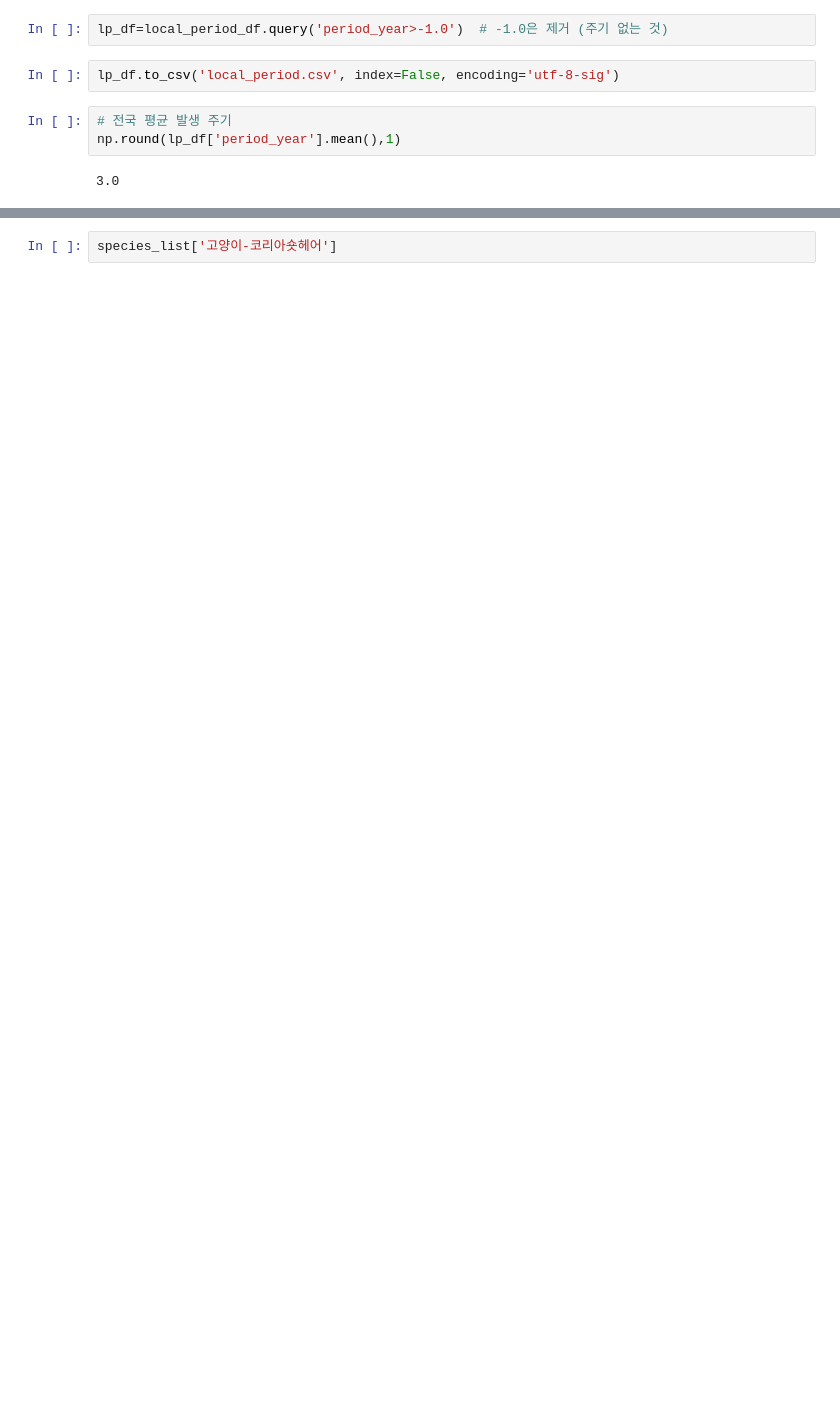
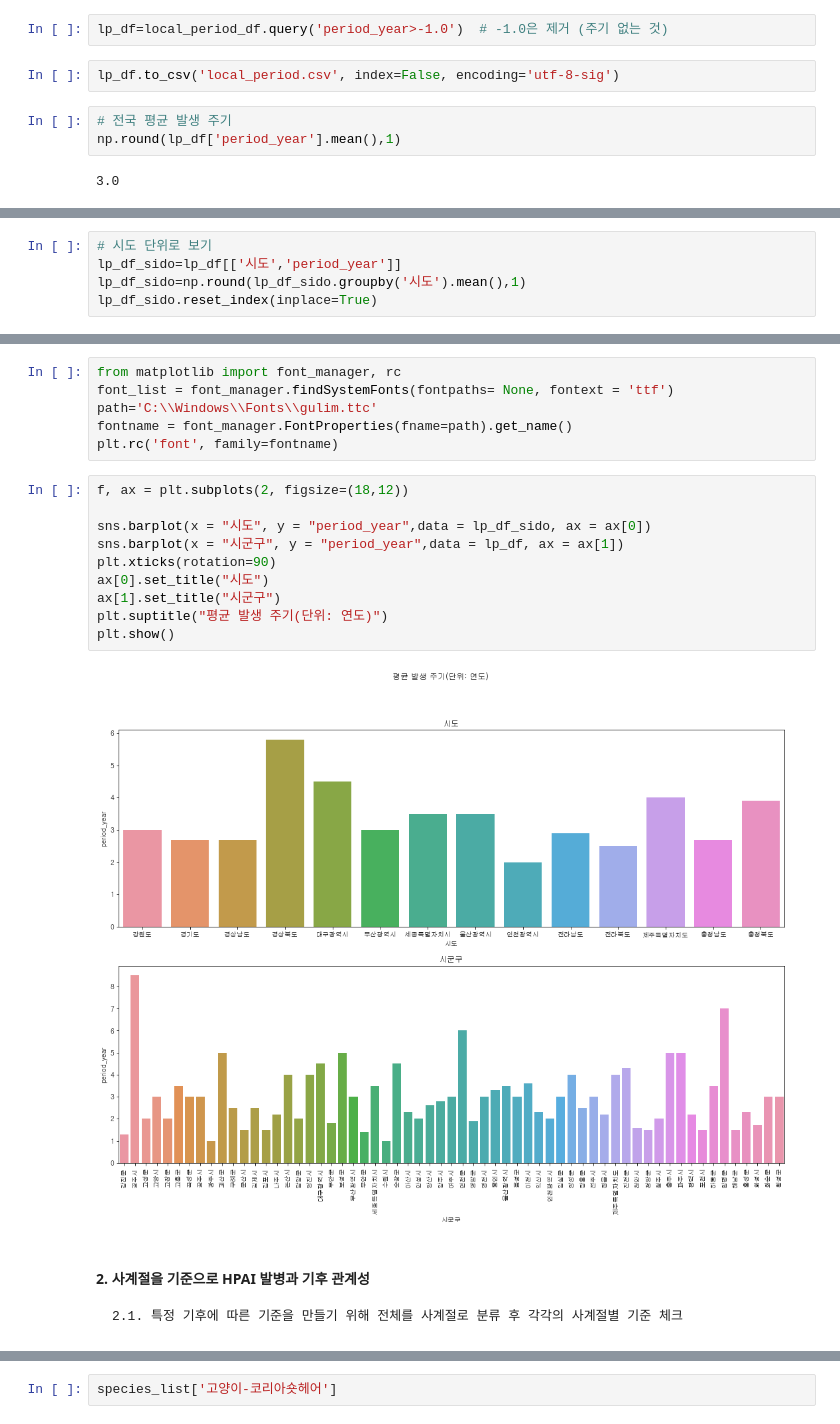
Before and after one commit to jiwoo-coding/aiai, a Jupyter notebook: Data_preprocess.ipynb, the cells around one changed output, grey strips where cells are left out. Saved outputs shown, nothing was run; the diff lists cells and outputs as text; blank space fills up the shorter version.

```diff
--- a/Data_preprocess.ipynb
+++ b/Data_preprocess.ipynb
@@ -203,0 +206,5 @@ plt.bar(lp_df['시군구'],lp_df['period_year'])
+# %%
+# 시도 단위로 보기
+lp_df_sido=lp_df[['시도','period_year']]
+lp_df_sido=np.round(lp_df_sido.groupby('시도').mean(),1)
+lp_df_sido.reset_index(inplace=True)
@@ -203,0 +229,21 @@ plt.bar(lp_df['시군구'],lp_df['period_year'])
+# %%
+from matplotlib import font_manager, rc
+font_list = font_manager.findSystemFonts(fontpaths= None, fontext = 'ttf')
+path='C:\\Windows\\Fonts\\gulim.ttc'
+fontname = font_manager.FontProperties(fname=path).get_name()
+plt.rc('font', family=fontname)
+# %%
+f, ax = plt.subplots(2, figsize=(18,12))
+
+sns.barplot(x = "시도", y = "period_year",data = lp_df_sido, ax = ax[0])
+sns.barplot(x = "시군구", y = "period_year",data = lp_df, ax = ax[1])
+plt.xticks(rotation=90)
+ax[0].set_title("시도")
+ax[1].set_title("시군구")
+plt.suptitle("평균 발생 주기(단위: 연도)")
+plt.show()
+# %% [output]
+[figure, added]
+# %% [markdown]
+#### 2. 사계절을 기준으로 HPAI 발병과 기후 관계성
+    2.1. 특정 기후에 따른 기준을 만들기 위해 전체를 사계절로 분류 후 각각의 사계절별 기준 체크
```
Also changed, not shown: parts of 11 cells of this notebook.
